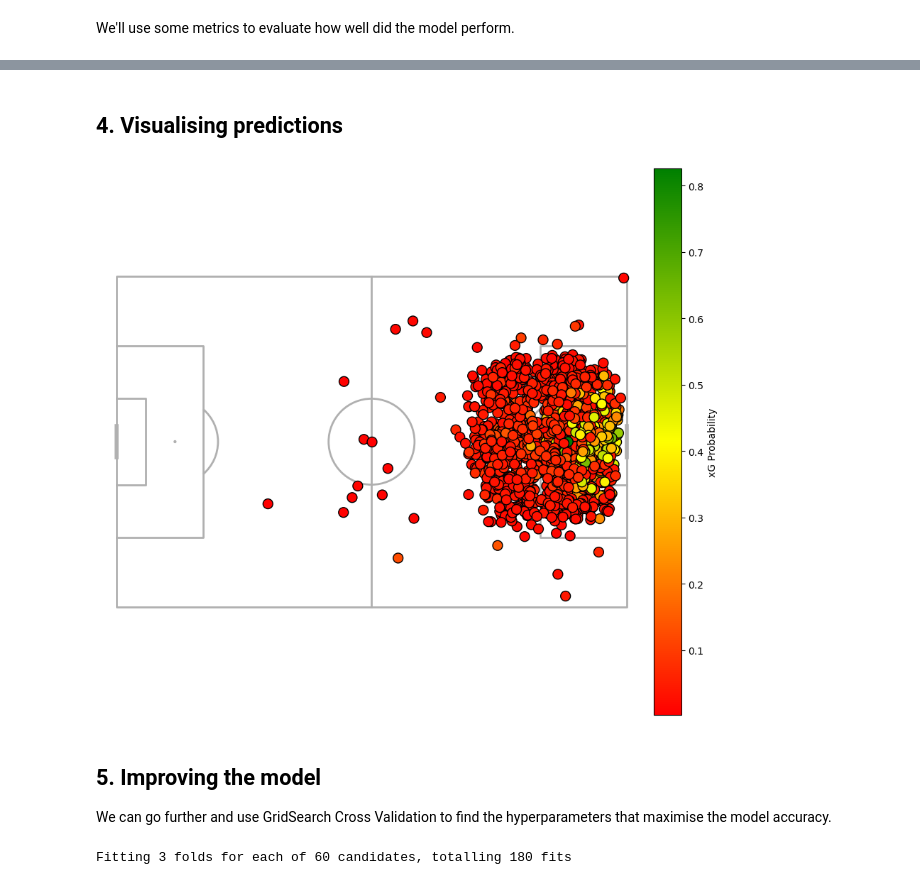
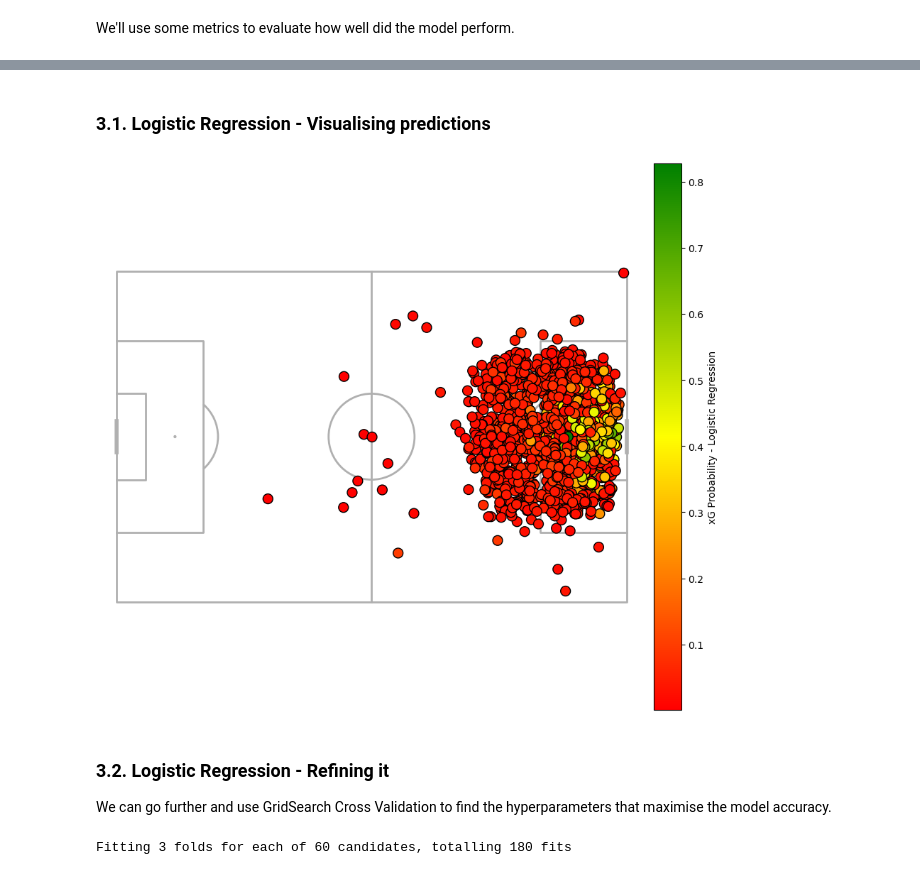
Before and after one commit to Data-Henrique/Football, a Jupyter notebook: xG-ML/xg_ml.ipynb, the cells around one changed output, grey strips where cells are left out. Drawn from its saved outputs; the diff is of its cells as text; code cells hidden in the pictures.

```diff
--- a/xG-ML/xg_ml.ipynb
+++ b/xG-ML/xg_ml.ipynb
@@ -281,8 +320,10 @@ Name: count, dtype: int64
 
 We'll create a logistic regression that predicts if the shot resulted in a goal or not.
+# %%
+df_model_build = df_feat_eng.copy()
 # %%
-X = df.drop('is_goal', axis=1)
-y = df['is_goal']
+X = df_model_build.drop('is_goal', axis=1)
+y = df_model_build['is_goal']
 # %%
 from sklearn.model_selection import train_test_split
 from sklearn.linear_model import LogisticRegression
@@ -307,7 +348,7 @@ Please also refer to the documentation for alternative solver options:
   n_iter_i = _check_optimize_result(
 LogisticRegression(max_iter=1000)
 # %%
-y_pred_proba = model.predict_proba (X_test)[:,1]
+y_pred_proba_lr = model.predict_proba (X_test)[:,1]
 # %% [markdown]
 Let's see 10 examples of the predicted probability that a shot resulted in a goal.
 # %%
@@ -318,6 +359,6 @@ array([0.07278437, 0.35709785, 0.03676592, 0.0365634 , 0.09975121,
 # %%
 final_df = X_test.copy()
-final_df['goal_proba'] = y_pred_proba
+final_df['goal_proba_lr'] = y_pred_proba_lr
 # %% [markdown]
 Let's see an example of all the information we have about a shot, including the probability that it resulted in a goal.
 # %%
@@ -392,5 +413,5 @@ plt.show()
 # %% [markdown]
-## 4. Visualising predictions
+### 3.1. Logistic Regression - Visualising predictions
 # %%
 from mplsoccer import Pitch
 pitch = Pitch(pitch_type= 'opta')
@@ -403,22 +424,22 @@ cmap = LinearSegmentedColormap.from_list('my_colormap', colors)
 # %%
 fig, ax = pitch.draw(figsize=(10, 8))
 
 sc = pitch.scatter(
     final_df['x'],
     final_df['y'],
-    c = final_df['goal_proba'],
+    c = final_df['goal_proba_lr'],
     cmap = cmap,
     edgecolor = 'black',
     s=100,
     ax=ax
 )
 
 cbar = plt.colorbar(sc, ax=ax, orientation = "vertical", fraction = 0.2, pad = 0.02)
-cbar.set_label('xG Probability')
+cbar.set_label('xG Probability - Logistic Regression')
 # %% [output]
-[figure, old version]
+[figure, new version]
 # %% [markdown]
-## 5. Improving the model
+### 3.2. Logistic Regression - Refining it
 
 We can go further and use GridSearch Cross Validation to find the hyperparameters that maximise the model accuracy.
 # %%
```
Also changed, not shown: parts of 37 cells of this notebook, 1 other file.
